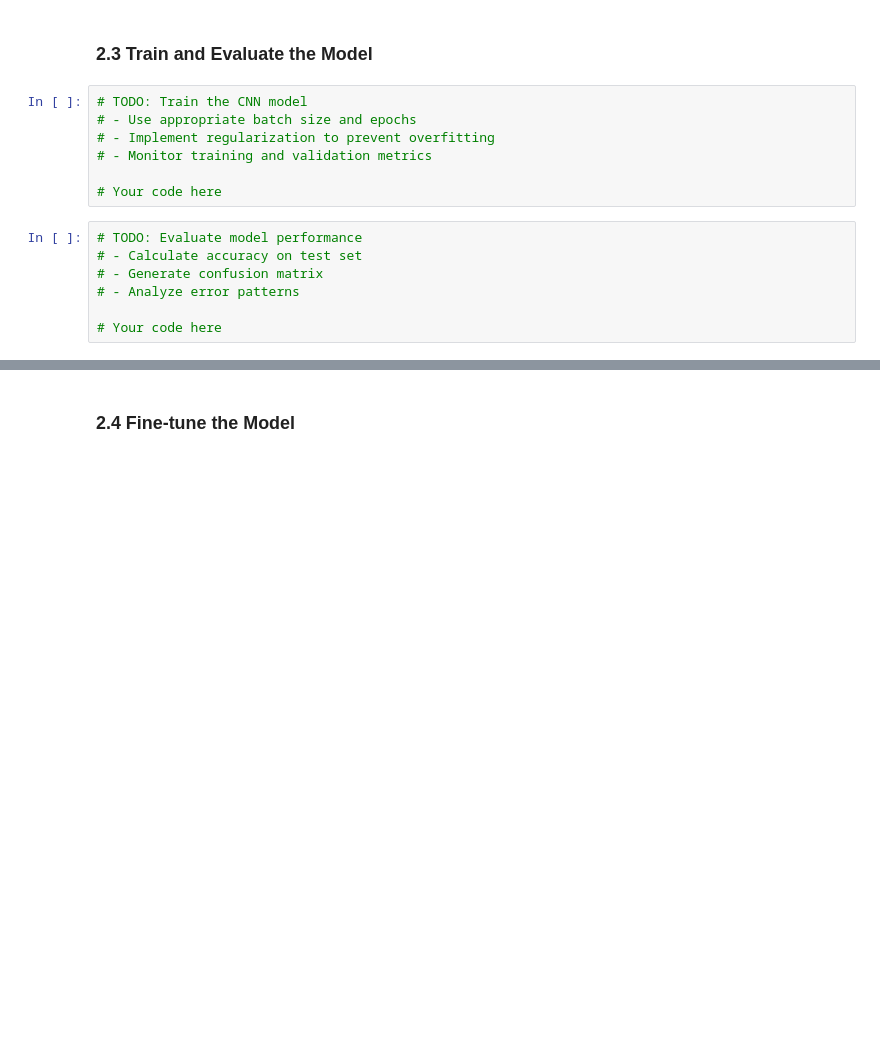
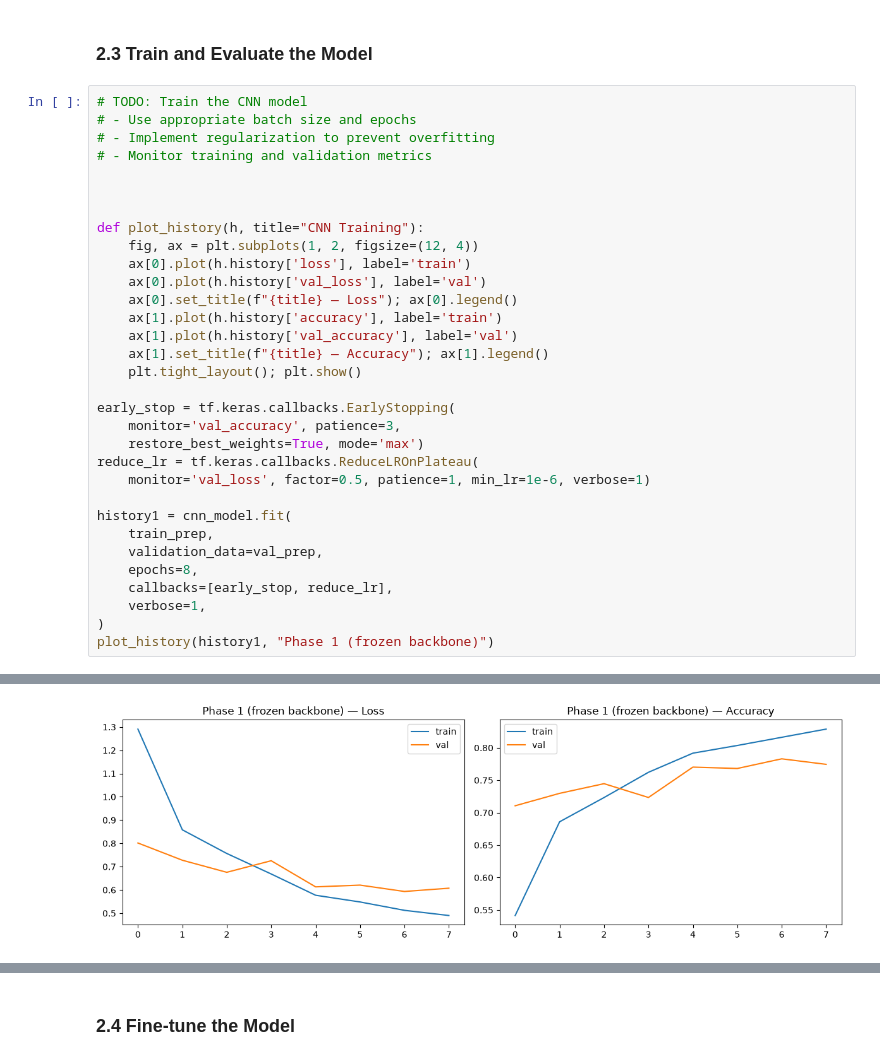
Before and after one commit to donjuel003/SMTV_NNs-and-Similar-Models, a Jupyter notebook: waste_management_summative.ipynb, the cells around one changed output, grey strips where cells are left out. Drawn from its saved outputs; the diff is of its cells as text; blank space fills up the shorter version.

```diff
--- a/waste_management_summative.ipynb
+++ b/waste_management_summative.ipynb
@@ -448,16 +528,35 @@ In this section, you will build a CNN model to classify waste materials from ima
 # %% [markdown]
 ### 2.3 Train and Evaluate the Model
-# %%
-# TODO: Train the CNN model
-# - Use appropriate batch size and epochs
-# - Implement regularization to prevent overfitting
-# - Monitor training and validation metrics
-
-# Your code here
-# %%
-# TODO: Evaluate model performance
-# - Calculate accuracy on test set
-# - Generate confusion matrix
-# - Analyze error patterns
-
-# Your code here
+# %%
+# TODO: Train the CNN model
+# - Use appropriate batch size and epochs
+# - Implement regularization to prevent overfitting
+# - Monitor training and validation metrics
+
+
+
+def plot_history(h, title="CNN Training"):
+    fig, ax = plt.subplots(1, 2, figsize=(12, 4))
+    ax[0].plot(h.history['loss'], label='train')
+    ax[0].plot(h.history['val_loss'], label='val')
+    ax[0].set_title(f"{title} — Loss"); ax[0].legend()
+    ax[1].plot(h.history['accuracy'], label='train')
+    ax[1].plot(h.history['val_accuracy'], label='val')
+    ax[1].set_title(f"{title} — Accuracy"); ax[1].legend()
+    plt.tight_layout(); plt.show()
+
+early_stop = tf.keras.callbacks.EarlyStopping(
+    monitor='val_accuracy', patience=3,
+    restore_best_weights=True, mode='max')
+reduce_lr = tf.keras.callbacks.ReduceLROnPlateau(
+    monitor='val_loss', factor=0.5, patience=1, min_lr=1e-6, verbose=1)
+
+history1 = cnn_model.fit(
+    train_prep,
+    validation_data=val_prep,
+    epochs=8,
+    callbacks=[early_stop, reduce_lr],
+    verbose=1,
+)
+plot_history(history1, "Phase 1 (frozen backbone)")
+# %% [output]
@@ -463,0 +580 @@ In this section, you will build a CNN model to classify waste materials from ima
+[figure, added]
```
Also changed, not shown: parts of 33 cells of this notebook.
